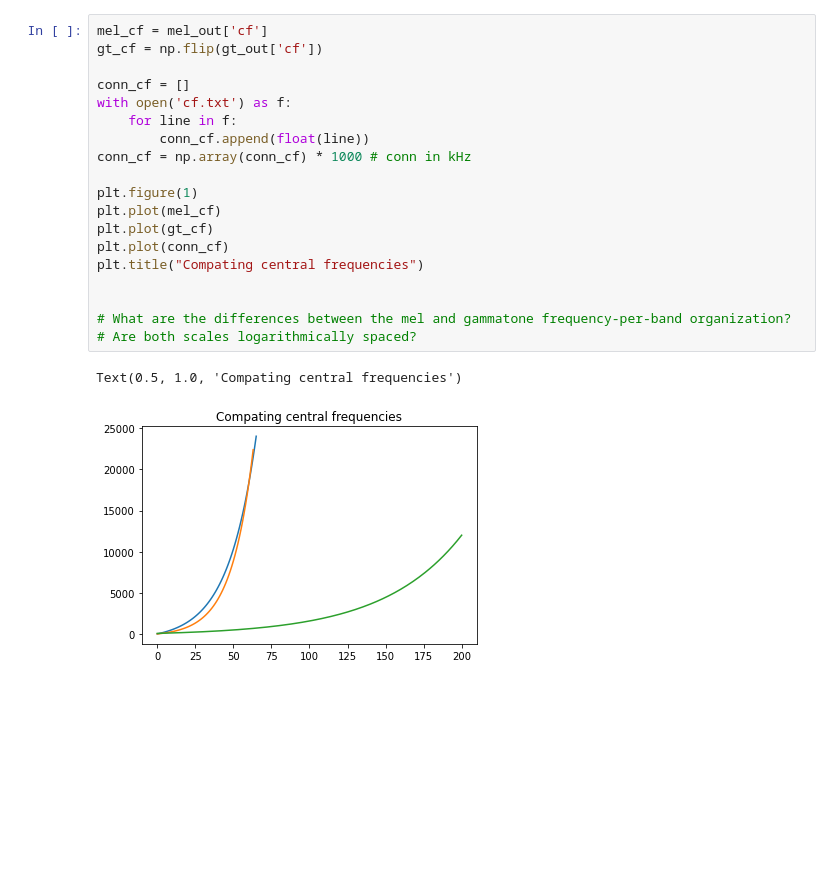
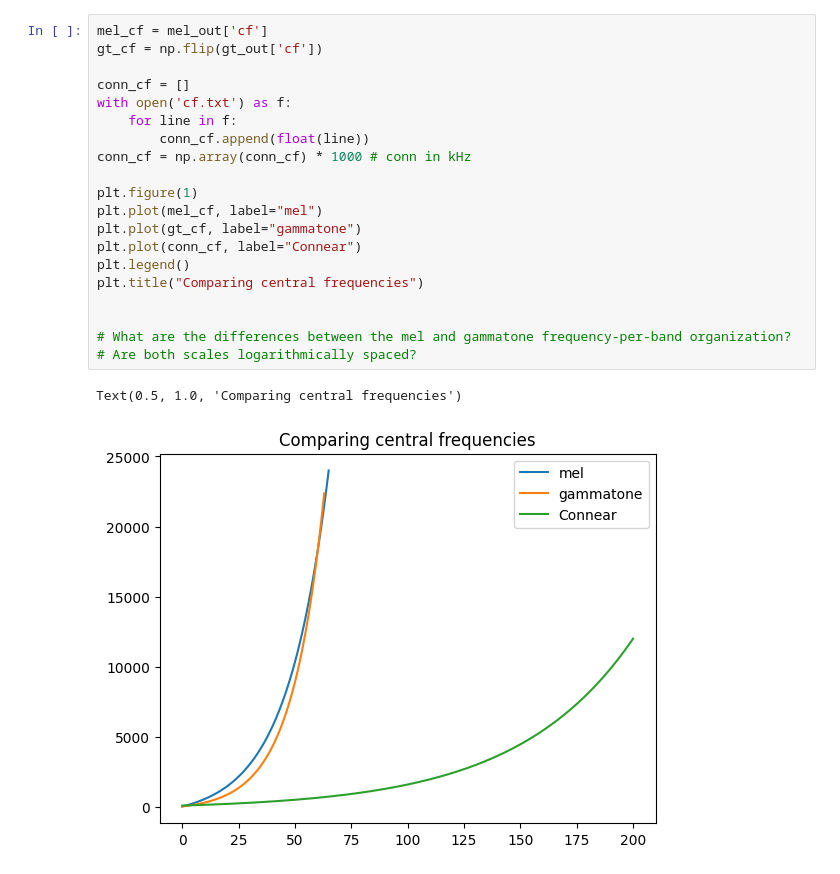
Before and after one commit to cesarz10/Auditory-computation, a Jupyter notebook: AudCompLab1_2022/CompAudLab1_Speech.ipynb, the cells around one changed output. Saved outputs shown, nothing was run; the diff lists cells and outputs as text; blank space fills up the shorter version.

```diff
--- a/AudCompLab1_2022/CompAudLab1_Speech.ipynb
+++ b/AudCompLab1_2022/CompAudLab1_Speech.ipynb
@@ -135,25 +157,26 @@ NameError: name 'model_from_json' is not defined
 # %%
 mel_cf = mel_out['cf']
 gt_cf = np.flip(gt_out['cf'])
 
 conn_cf = []
 with open('cf.txt') as f:
     for line in f:
         conn_cf.append(float(line))
 conn_cf = np.array(conn_cf) * 1000 # conn in kHz
 
 plt.figure(1)
-plt.plot(mel_cf)
-plt.plot(gt_cf)
-plt.plot(conn_cf)
-plt.title("Compating central frequencies")
+plt.plot(mel_cf, label="mel")
+plt.plot(gt_cf, label="gammatone")
+plt.plot(conn_cf, label="Connear")
+plt.legend()
+plt.title("Comparing central frequencies")
 
 
 # What are the differences between the mel and gammatone frequency-per-band organization?
 # Are both scales logarithmically spaced?
 # %% [output]
-Text(0.5, 1.0, 'Compating central frequencies')
+Text(0.5, 1.0, 'Comparing central frequencies')
-[figure, old version]
+[figure, new version]
 # %%
 import sounddevice as sd #To play sound
 
```
Also changed, not shown: parts of 3 cells of this notebook, 2 other files.
